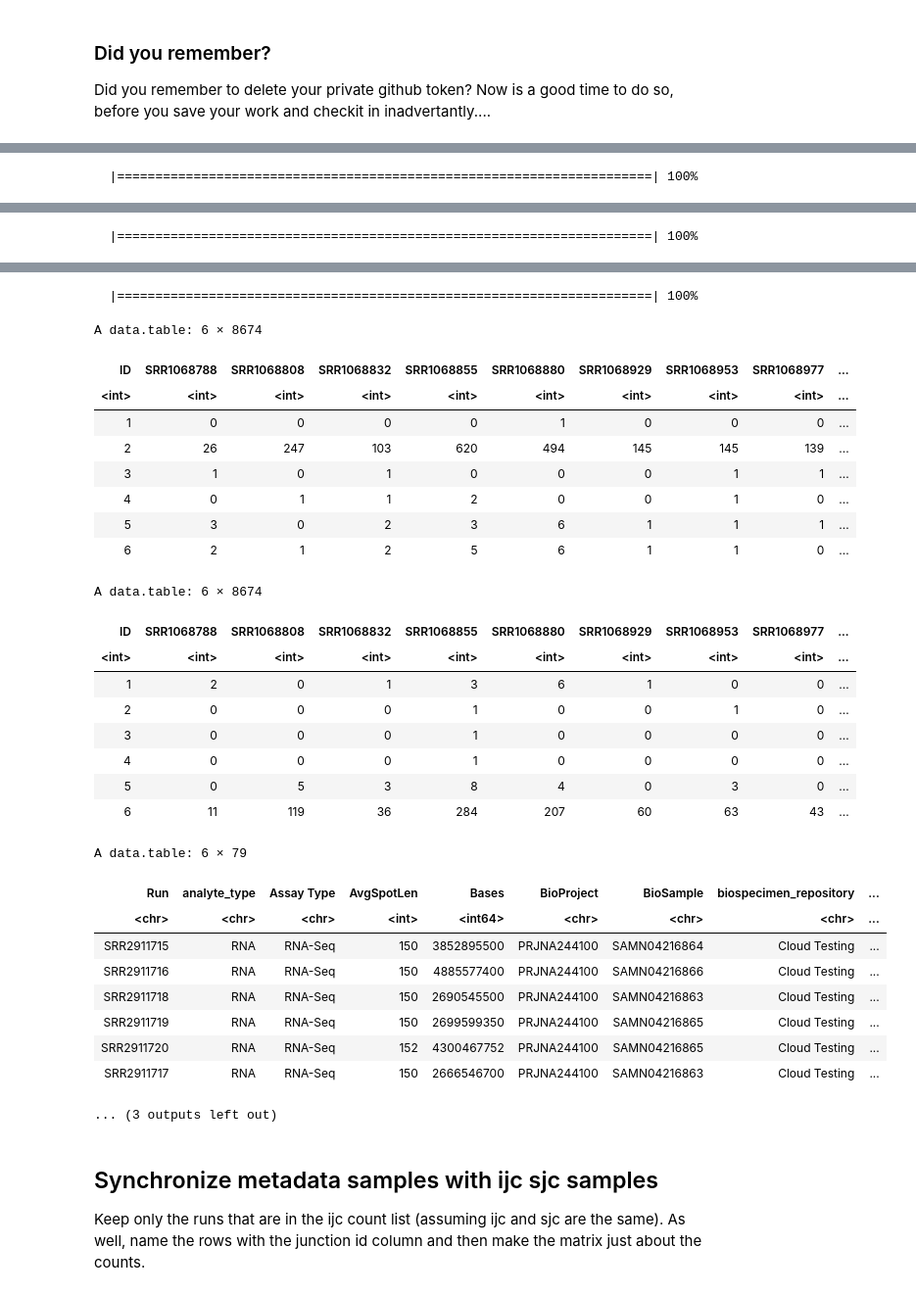
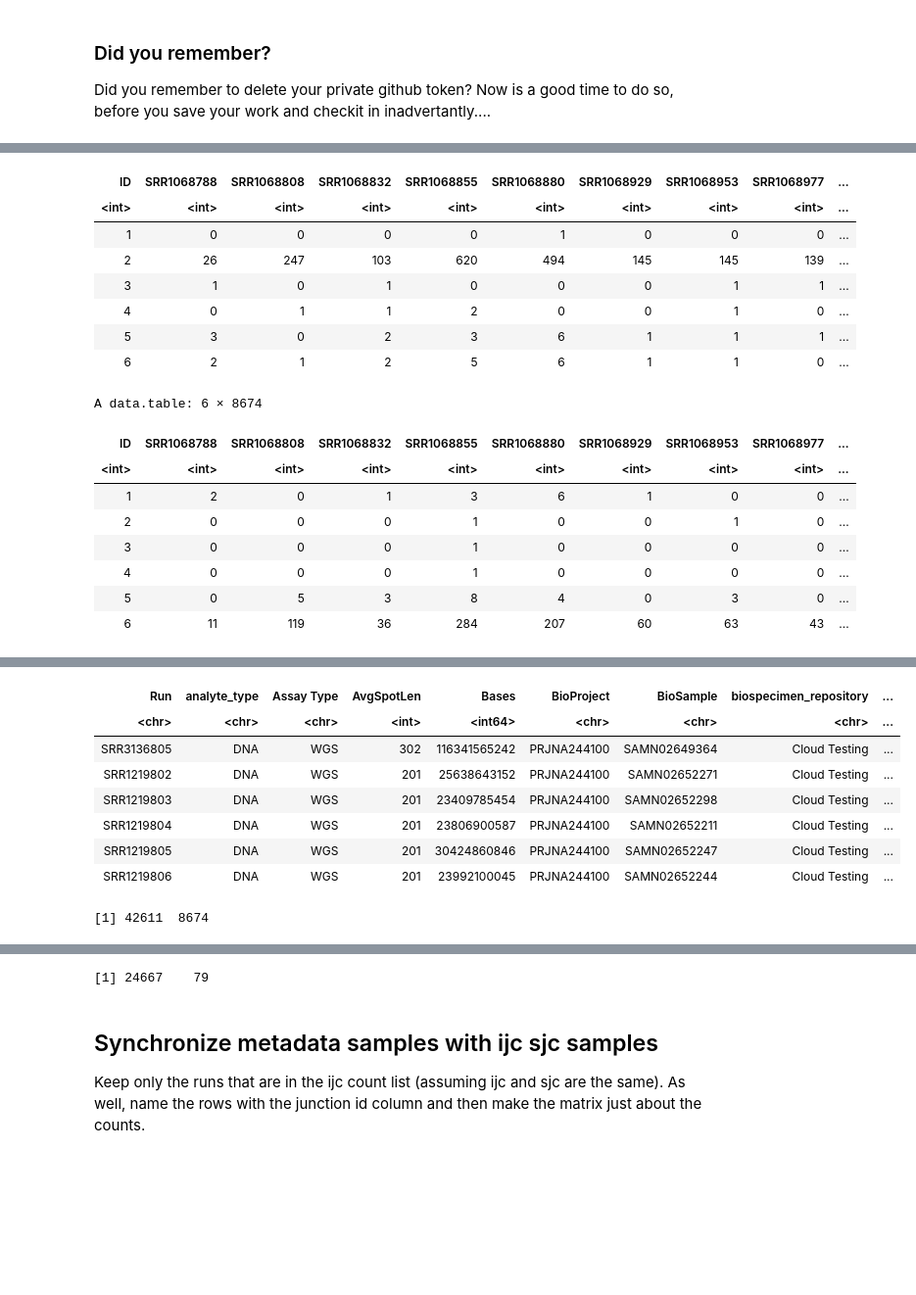
Before and after one commit to TheJacksonLaboratory/sbas, a Jupyter notebook: jupyter/BreastMammaryTissueJunctionAnalysis.ipynb, the cells around one changed output, grey strips where cells are left out. Shown at 98% size. Cells and saved outputs as stored; diff of their text form; code cells hidden in the pictures; blank space fills up the shorter version.

Commit message:
major overhaul to manage the phenotype data

```diff
--- a/jupyter/BreastMammaryTissueJunctionAnalysis.ipynb
+++ b/jupyter/BreastMammaryTissueJunctionAnalysis.ipynb
@@ -105,25 +123,8 @@ Did you remember to delete your private github token?  Now is a good time to do
 # %%
-piggyback::pb_download(
-    repo = "TheJacksonLaboratory/sbas",
-    file = "SraRunTable.noCram.noExome.noWGS.totalRNA.txt.gz",
-    tag  = "GTExV8.v1.0",
-    dest = "../data/")
-
-piggyback::pb_download(
-    repo = "adeslatt/sbas_test",
-    file = "rmats_final.se.jc.ijc.txt.gz",
-    tag  = "rMATS.3.2.5.GTEx.V8.final_matrices",
-    dest = "../data/")
-
-piggyback::pb_download(
-    repo = "adeslatt/sbas_test",
-    file = "rmats_final.se.jc.sjc.txt.gz",
-    tag  = "rMATS.3.2.5.GTEx.V8.final_matrices",
-    dest = "../data/")
 
 ijc.iso.counts.mem <- data.table::fread("../data/rmats_final.se.jc.ijc.txt.gz")
 sjc.iso.counts.mem <- data.table::fread("../data/rmats_final.se.jc.sjc.txt.gz")
-meta.data          <- data.table::fread("../data/SraRunTable.noCram.noExome.noWGS.totalRNA.txt.gz")
+meta.data          <- data.table::fread("../data/SraRunTable.txt.gz")
 
 head(ijc.iso.counts.mem)
 head(sjc.iso.counts.mem)
@@ -138 +139,17 @@ downloading SraRunTable.noCram.noExome.noWGS.totalRNA.txt.gz ...
+| ID | SRR1068788 | SRR1068808 | SRR1068832 | SRR1068855 | SRR1068880 | SRR1068929 | SRR1068953 | SRR1068977 | ... |
+| <int> | <int> | <int> | <int> | <int> | <int> | <int> | <int> | <int> | ... |
+| 1 | 0 | 0 | 0 | 0 | 1 | 0 | 0 | 0 | ... |
+| 2 | 26 | 247 | 103 | 620 | 494 | 145 | 145 | 139 | ... |
+| 3 | 1 | 0 | 1 | 0 | 0 | 0 | 1 | 1 | ... |
+| 4 | 0 | 1 | 1 | 2 | 0 | 0 | 1 | 0 | ... |
+| 5 | 3 | 0 | 2 | 3 | 6 | 1 | 1 | 1 | ... |
+| 6 | 2 | 1 | 2 | 5 | 6 | 1 | 1 | 0 | ... |
-  |======================================================================| 100%
+A data.table: 6 × 8674
+| ID | SRR1068788 | SRR1068808 | SRR1068832 | SRR1068855 | SRR1068880 | SRR1068929 | SRR1068953 | SRR1068977 | ... |
+| <int> | <int> | <int> | <int> | <int> | <int> | <int> | <int> | <int> | ... |
+| 1 | 2 | 0 | 1 | 3 | 6 | 1 | 0 | 0 | ... |
+| 2 | 0 | 0 | 0 | 1 | 0 | 0 | 1 | 0 | ... |
+| 3 | 0 | 0 | 0 | 1 | 0 | 0 | 0 | 0 | ... |
+| 4 | 0 | 0 | 0 | 1 | 0 | 0 | 0 | 0 | ... |
+| 5 | 0 | 5 | 3 | 8 | 4 | 0 | 3 | 0 | ... |
+| 6 | 11 | 119 | 36 | 284 | 207 | 60 | 63 | 43 | ... |
@@ -140 +157,9 @@ downloading rmats_final.se.jc.ijc.txt.gz ...
+| Run | analyte_type | Assay Type | AvgSpotLen | Bases | BioProject | BioSample | biospecimen_repository | ... |
+| <chr> | <chr> | <chr> | <int> | <int64> | <chr> | <chr> | <chr> | ... |
+| SRR3136805 | DNA | WGS | 302 | 116341565242 | PRJNA244100 | SAMN02649364 | Cloud Testing | ... |
+| SRR1219802 | DNA | WGS | 201 | 25638643152 | PRJNA244100 | SAMN02652271 | Cloud Testing | ... |
+| SRR1219803 | DNA | WGS | 201 | 23409785454 | PRJNA244100 | SAMN02652298 | Cloud Testing | ... |
+| SRR1219804 | DNA | WGS | 201 | 23806900587 | PRJNA244100 | SAMN02652211 | Cloud Testing | ... |
+| SRR1219805 | DNA | WGS | 201 | 30424860846 | PRJNA244100 | SAMN02652247 | Cloud Testing | ... |
+| SRR1219806 | DNA | WGS | 201 | 23992100045 | PRJNA244100 | SAMN02652244 | Cloud Testing | ... |
-  |======================================================================| 100%
+[1] 42611  8674
@@ -142,32 +167,4 @@ downloading rmats_final.se.jc.sjc.txt.gz ...
-  |======================================================================| 100%
+[1] 24667    79
-A data.table: 6 × 8674
-| ID | SRR1068788 | SRR1068808 | SRR1068832 | SRR1068855 | SRR1068880 | SRR1068929 | SRR1068953 | SRR1068977 | ... |
-| <int> | <int> | <int> | <int> | <int> | <int> | <int> | <int> | <int> | ... |
-| 1 | 0 | 0 | 0 | 0 | 1 | 0 | 0 | 0 | ... |
-| 2 | 26 | 247 | 103 | 620 | 494 | 145 | 145 | 139 | ... |
-| 3 | 1 | 0 | 1 | 0 | 0 | 0 | 1 | 1 | ... |
-| 4 | 0 | 1 | 1 | 2 | 0 | 0 | 1 | 0 | ... |
-| 5 | 3 | 0 | 2 | 3 | 6 | 1 | 1 | 1 | ... |
-| 6 | 2 | 1 | 2 | 5 | 6 | 1 | 1 | 0 | ... |
-A data.table: 6 × 8674
-| ID | SRR1068788 | SRR1068808 | SRR1068832 | SRR1068855 | SRR1068880 | SRR1068929 | SRR1068953 | SRR1068977 | ... |
-| <int> | <int> | <int> | <int> | <int> | <int> | <int> | <int> | <int> | ... |
-| 1 | 2 | 0 | 1 | 3 | 6 | 1 | 0 | 0 | ... |
-| 2 | 0 | 0 | 0 | 1 | 0 | 0 | 1 | 0 | ... |
-| 3 | 0 | 0 | 0 | 1 | 0 | 0 | 0 | 0 | ... |
-| 4 | 0 | 0 | 0 | 1 | 0 | 0 | 0 | 0 | ... |
-| 5 | 0 | 5 | 3 | 8 | 4 | 0 | 3 | 0 | ... |
-| 6 | 11 | 119 | 36 | 284 | 207 | 60 | 63 | 43 | ... |
-A data.table: 6 × 79
-| Run | analyte_type | Assay Type | AvgSpotLen | Bases | BioProject | BioSample | biospecimen_repository | ... |
-| <chr> | <chr> | <chr> | <int> | <int64> | <chr> | <chr> | <chr> | ... |
-| SRR2911715 | RNA | RNA-Seq | 150 | 3852895500 | PRJNA244100 | SAMN04216864 | Cloud Testing | ... |
-| SRR2911716 | RNA | RNA-Seq | 150 | 4885577400 | PRJNA244100 | SAMN04216866 | Cloud Testing | ... |
-| SRR2911718 | RNA | RNA-Seq | 150 | 2690545500 | PRJNA244100 | SAMN04216863 | Cloud Testing | ... |
-| SRR2911719 | RNA | RNA-Seq | 150 | 2699599350 | PRJNA244100 | SAMN04216865 | Cloud Testing | ... |
-| SRR2911720 | RNA | RNA-Seq | 152 | 4300467752 | PRJNA244100 | SAMN04216865 | Cloud Testing | ... |
-| SRR2911717 | RNA | RNA-Seq | 150 | 2666546700 | PRJNA244100 | SAMN04216863 | Cloud Testing | ... |
-... (3 outputs left out)
 # %% [markdown]
 ## Synchronize metadata samples with ijc sjc samples
 
```
Also changed, not shown: parts of 9 cells of this notebook, 5 other files.
